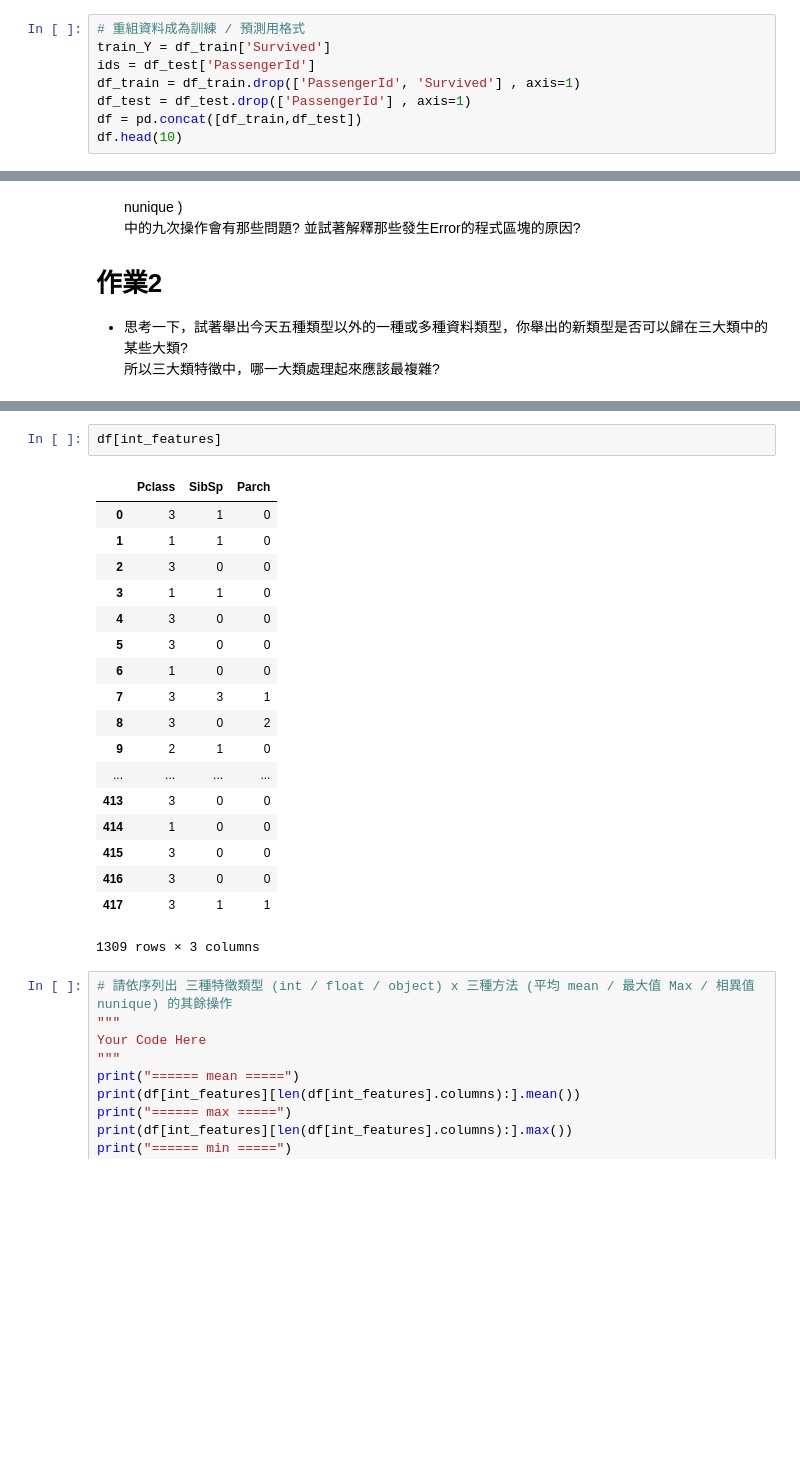
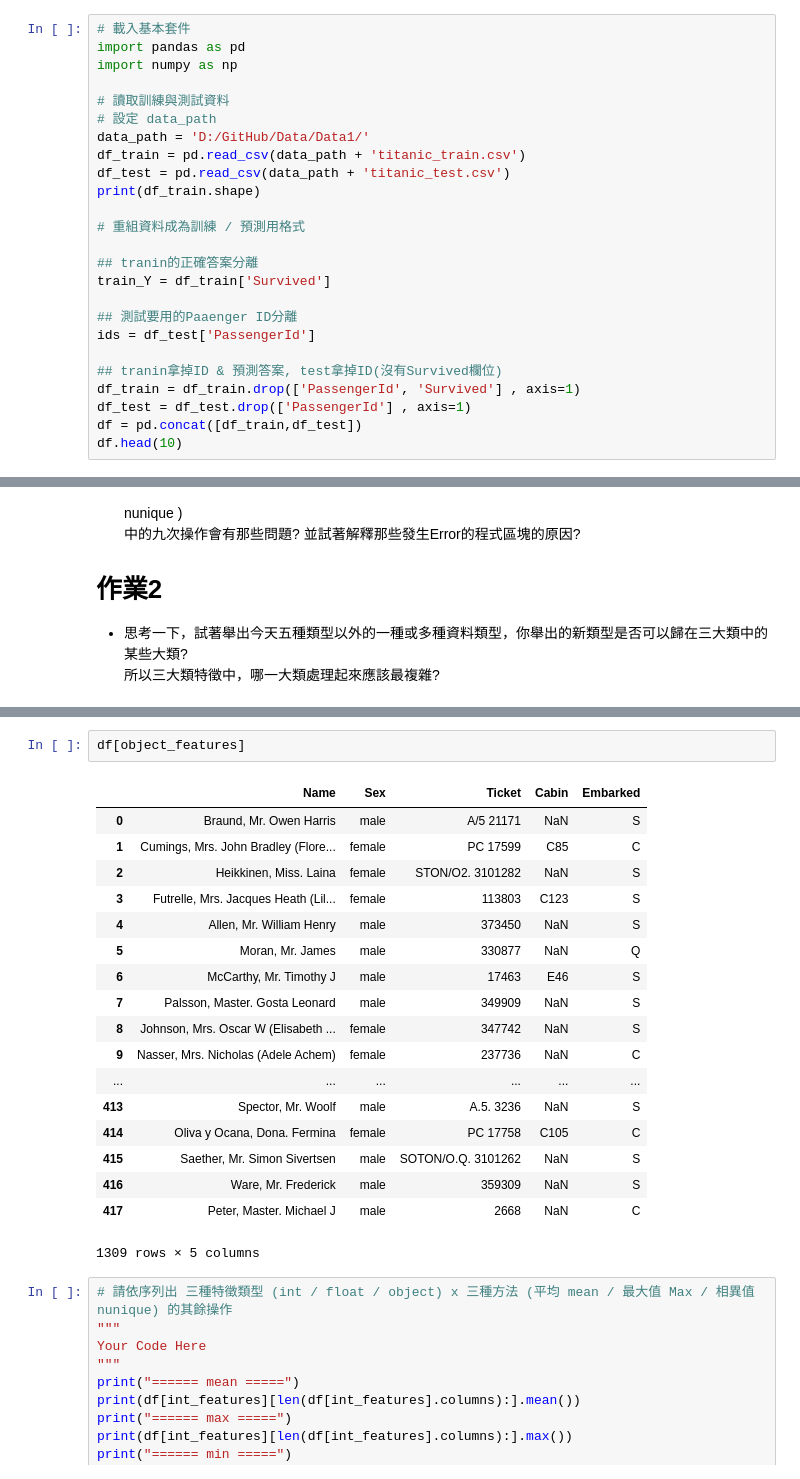
Before and after one commit to spiraleyeld/2nd-ML100Days, a Jupyter notebook: homework/Day_018_HW.ipynb, the cells around one changed output, grey strips where cells are left out. Cells and saved outputs as stored; diff of their text form; blank space fills up the shorter version.

```diff
--- a/homework/Day_018_HW.ipynb
+++ b/homework/Day_018_HW.ipynb
@@ -38,9 +62,26 @@ Cabin           object
 Embarked        object
 dtype: object
 # %%
+# 載入基本套件
+import pandas as pd
+import numpy as np
+
+# 讀取訓練與測試資料
+# 設定 data_path
+data_path = 'D:/GitHub/Data/Data1/'
+df_train = pd.read_csv(data_path + 'titanic_train.csv')
+df_test = pd.read_csv(data_path + 'titanic_test.csv')
+print(df_train.shape)
+
 # 重組資料成為訓練 / 預測用格式
+
+## tranin的正確答案分離
 train_Y = df_train['Survived']
+
+## 測試要用的Paaenger ID分離
 ids = df_test['PassengerId']
+
+## tranin拿掉ID & 預測答案, test拿掉ID(沒有Survived欄位)
 df_train = df_train.drop(['PassengerId', 'Survived'] , axis=1)
 df_test = df_test.drop(['PassengerId'] , axis=1)
 df = pd.concat([df_train,df_test])
@@ -122,26 +164,26 @@ Sex                    female
 Ticket                 110152
 dtype: object
 # %%
-df[int_features]
+df[object_features]
 # %% [output]
-|  | Pclass | SibSp | Parch |
-| 0 | 3 | 1 | 0 |
-| 1 | 1 | 1 | 0 |
-| 2 | 3 | 0 | 0 |
-| 3 | 1 | 1 | 0 |
-| 4 | 3 | 0 | 0 |
-| 5 | 3 | 0 | 0 |
-| 6 | 1 | 0 | 0 |
-| 7 | 3 | 3 | 1 |
-| 8 | 3 | 0 | 2 |
-| 9 | 2 | 1 | 0 |
-| ... | ... | ... | ... |
-| 413 | 3 | 0 | 0 |
-| 414 | 1 | 0 | 0 |
-| 415 | 3 | 0 | 0 |
-| 416 | 3 | 0 | 0 |
-| 417 | 3 | 1 | 1 |
+|  | Name | Sex | Ticket | Cabin | Embarked |
+| 0 | Braund, Mr. Owen Harris | male | A/5 21171 | NaN | S |
+| 1 | Cumings, Mrs. John Bradley (Flore... | female | PC 17599 | C85 | C |
+| 2 | Heikkinen, Miss. Laina | female | STON/O2. 3101282 | NaN | S |
+| 3 | Futrelle, Mrs. Jacques Heath (Lil... | female | 113803 | C123 | S |
+| 4 | Allen, Mr. William Henry | male | 373450 | NaN | S |
+| 5 | Moran, Mr. James | male | 330877 | NaN | Q |
+| 6 | McCarthy, Mr. Timothy J | male | 17463 | E46 | S |
+| 7 | Palsson, Master. Gosta Leonard | male | 349909 | NaN | S |
+| 8 | Johnson, Mrs. Oscar W (Elisabeth ... | female | 347742 | NaN | S |
+| 9 | Nasser, Mrs. Nicholas (Adele Achem) | female | 237736 | NaN | C |
+| ... | ... | ... | ... | ... | ... |
+| 413 | Spector, Mr. Woolf | male | A.5. 3236 | NaN | S |
+| 414 | Oliva y Ocana, Dona. Fermina | female | PC 17758 | C105 | C |
+| 415 | Saether, Mr. Simon Sivertsen | male | SOTON/O.Q. 3101262 | NaN | S |
+| 416 | Ware, Mr. Frederick | male | 359309 | NaN | S |
+| 417 | Peter, Master. Michael J | male | 2668 | NaN | C |
-1309 rows × 3 columns
+1309 rows × 5 columns
 # %%
 # 請依序列出 三種特徵類型 (int / float / object) x 三種方法 (平均 mean / 最大值 Max / 相異值 nunique) 的其餘操作
 """
```
Also changed, not shown: parts of 3 cells of this notebook.
